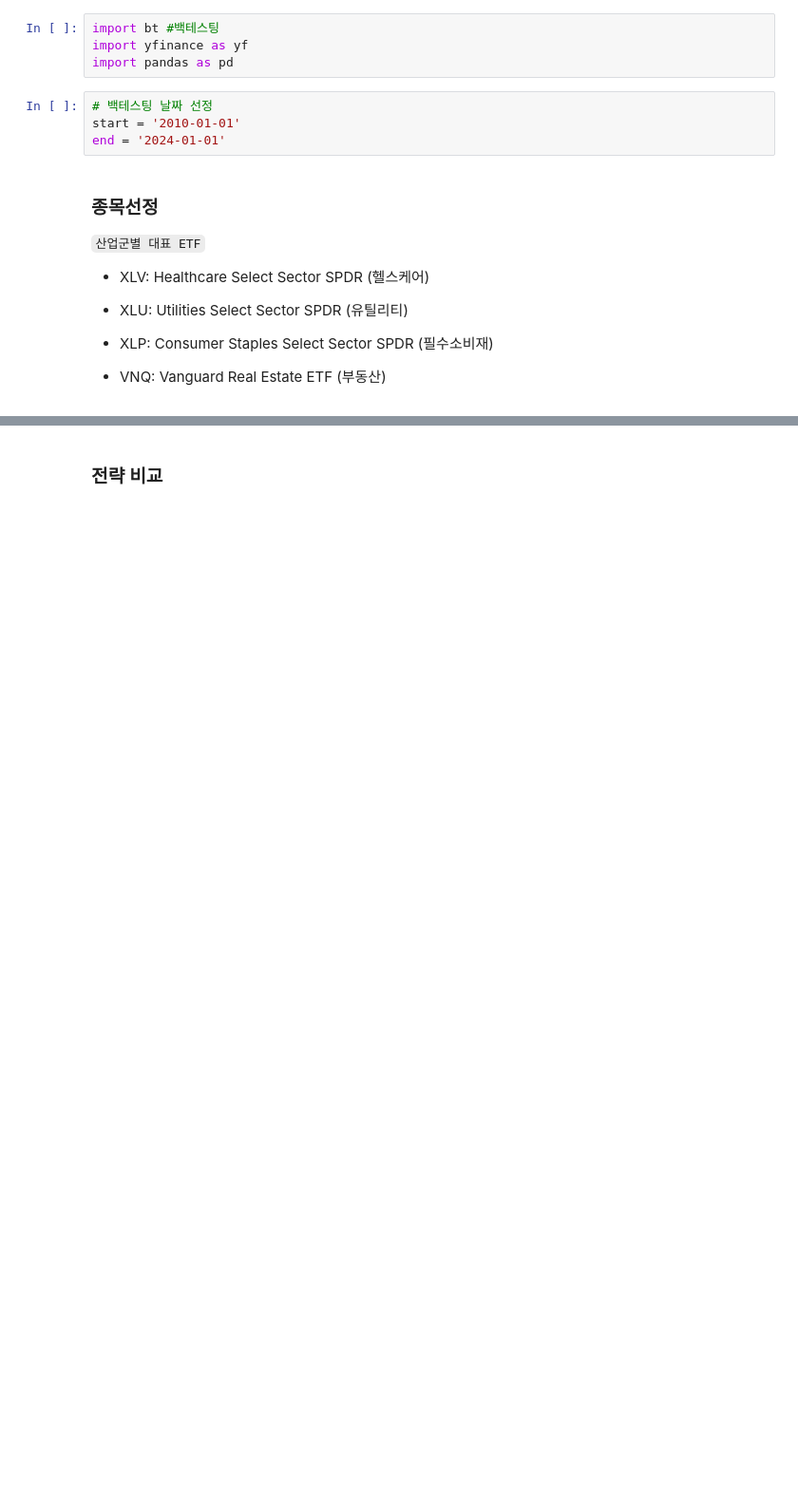
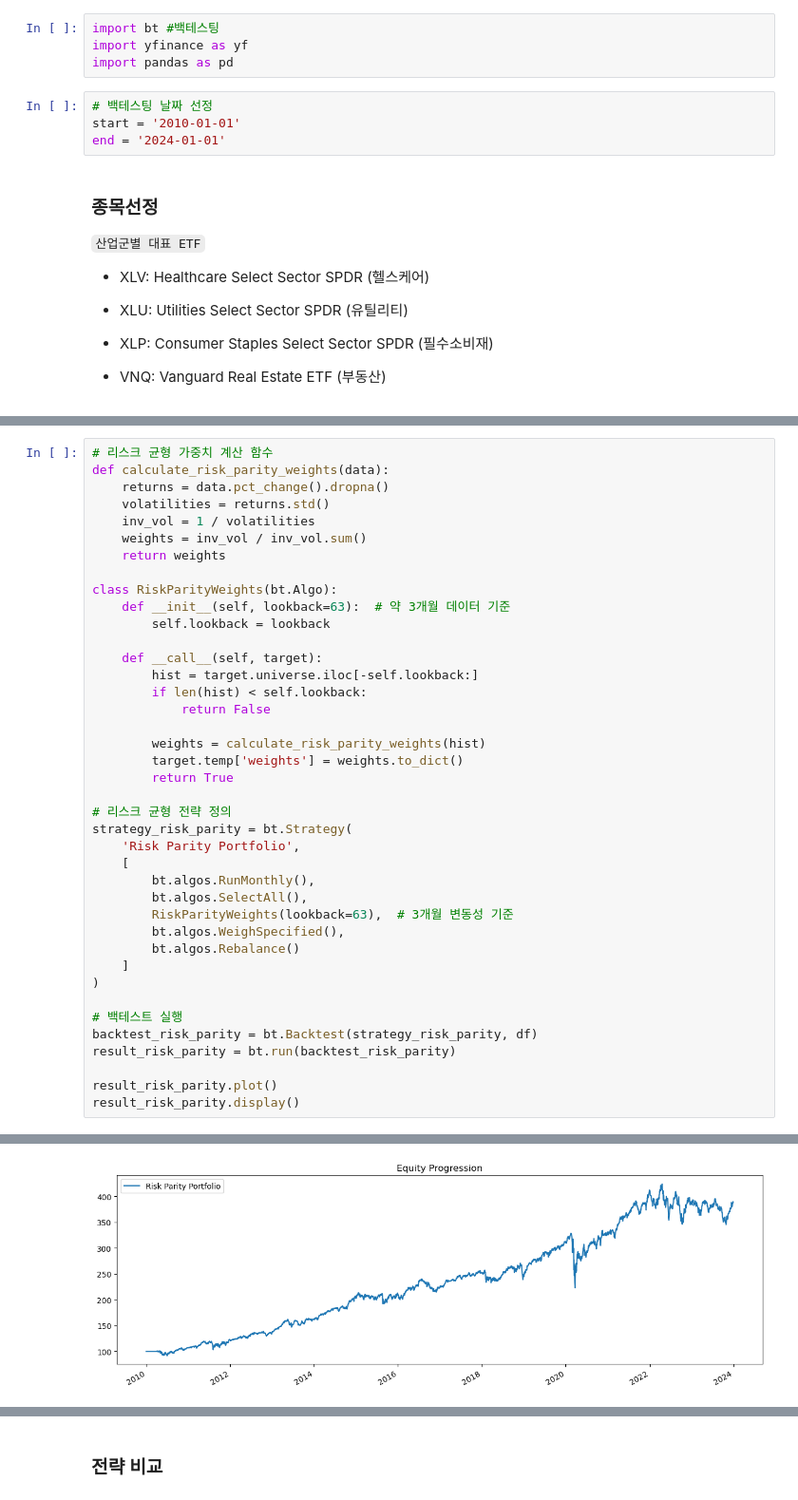
Before and after one commit to Finlandlaundry/Finlandlaundry, a Jupyter notebook: 백테스팅.ipynb, the cells around one changed output, grey strips where cells are left out. Shown: that part at 95% size. Drawn from its saved outputs; the diff is of its cells as text; blank space fills up the shorter version.

```diff
--- a/백테스팅.ipynb
+++ b/백테스팅.ipynb
@@ -92,3 +84,44 @@ Win 12m %            87.26%
 
 
 ![image.png](attachment:image.png)
+# %%
+# 리스크 균형 가중치 계산 함수
+def calculate_risk_parity_weights(data):
+    returns = data.pct_change().dropna()
+    volatilities = returns.std()
+    inv_vol = 1 / volatilities
+    weights = inv_vol / inv_vol.sum()
+    return weights
+
+class RiskParityWeights(bt.Algo):
+    def __init__(self, lookback=63):  # 약 3개월 데이터 기준
+        self.lookback = lookback
+
+    def __call__(self, target):
+        hist = target.universe.iloc[-self.lookback:]
+        if len(hist) < self.lookback:
+            return False
+
+        weights = calculate_risk_parity_weights(hist)
+        target.temp['weights'] = weights.to_dict()
+        return True
+
+# 리스크 균형 전략 정의
+strategy_risk_parity = bt.Strategy(
+    'Risk Parity Portfolio',
+    [
+        bt.algos.RunMonthly(),
+        bt.algos.SelectAll(),
+        RiskParityWeights(lookback=63),  # 3개월 변동성 기준
+        bt.algos.WeighSpecified(),
+        bt.algos.Rebalance()
+    ]
+)
+
+# 백테스트 실행
+backtest_risk_parity = bt.Backtest(strategy_risk_parity, df)
+result_risk_parity = bt.run(backtest_risk_parity)
+
+result_risk_parity.plot()
+result_risk_parity.display()
+# %% [output]
@@ -94,0 +145 @@ Win 12m %            87.26%
+[figure, added]
```
Also changed, not shown: parts of 18 cells of this notebook.
